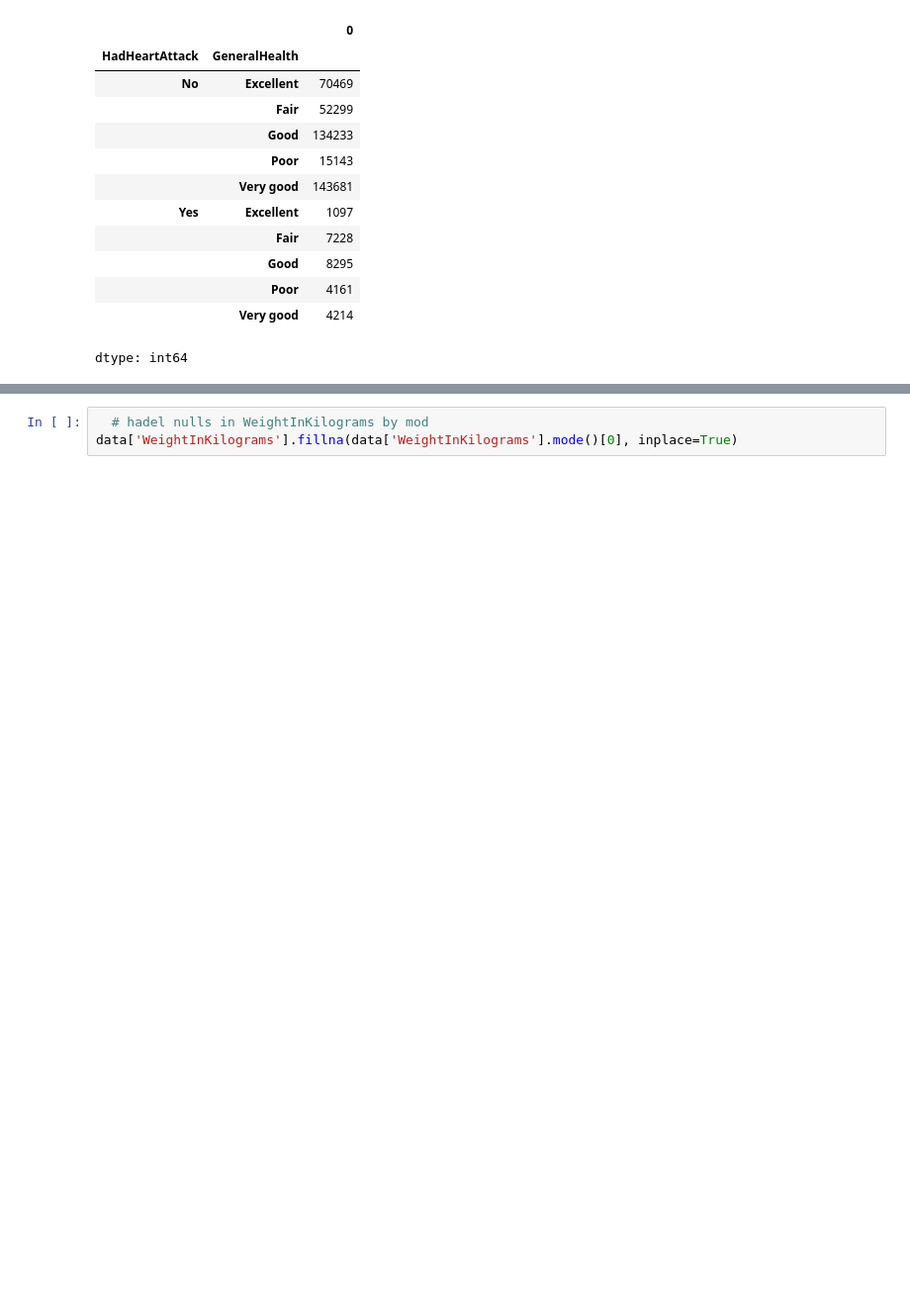
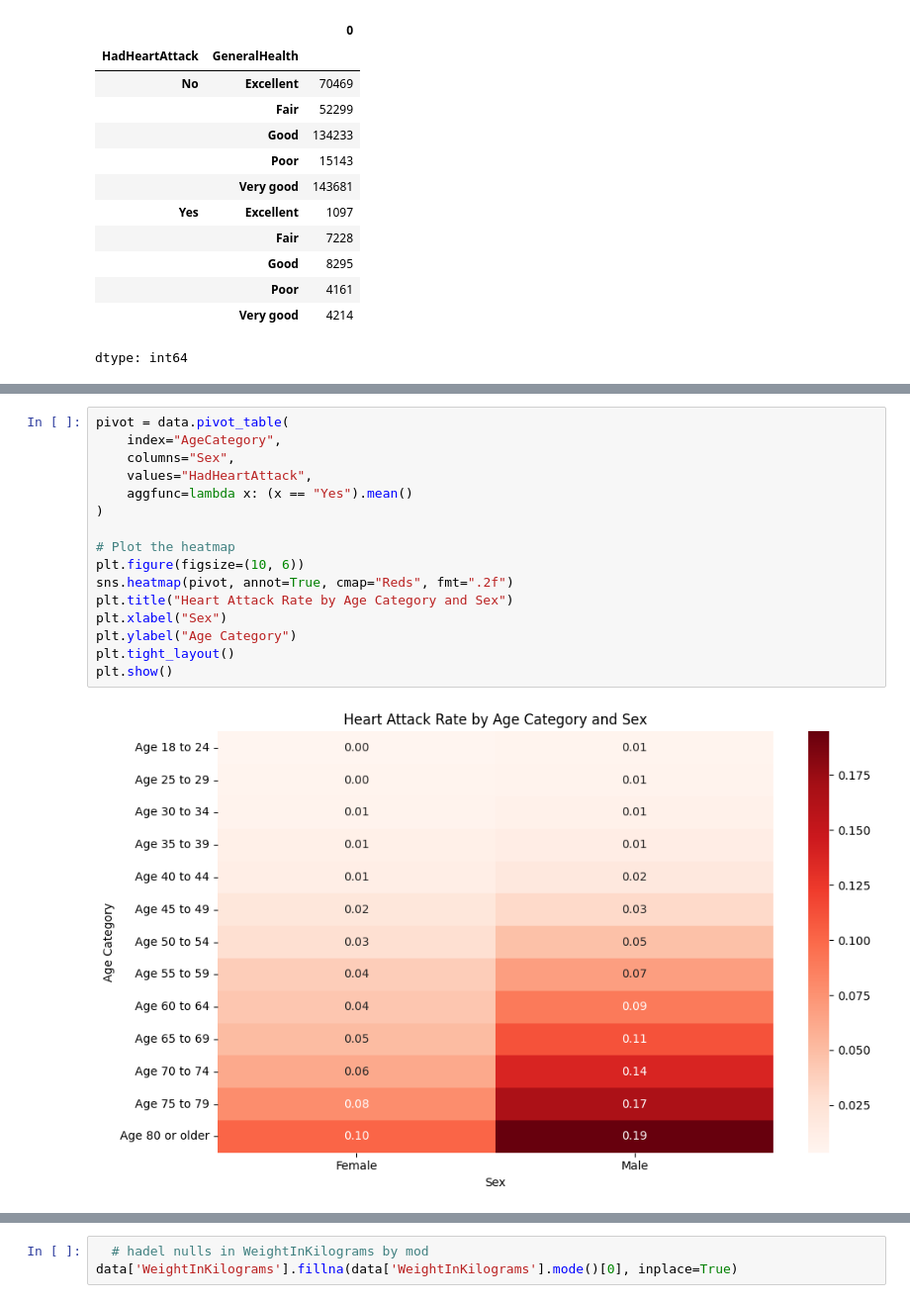
Before and after one commit to am-galal/healthcare-predictive-analytical-application-for-heart-diseases, a Jupyter notebook: Graduation_project.ipynb, the cells around one changed output, grey strips where cells are left out. Shown: that part at 99% size. Saved outputs shown, nothing was run; the diff lists cells and outputs as text; blank space fills up the shorter version.

```diff
--- a/Graduation_project.ipynb
+++ b/Graduation_project.ipynb
@@ -140,0 +162,18 @@ dtype: int64
+# %%
+pivot = data.pivot_table(
+    index="AgeCategory",
+    columns="Sex",
+    values="HadHeartAttack",
+    aggfunc=lambda x: (x == "Yes").mean()
+)
+
+# Plot the heatmap
+plt.figure(figsize=(10, 6))
+sns.heatmap(pivot, annot=True, cmap="Reds", fmt=".2f")
+plt.title("Heart Attack Rate by Age Category and Sex")
+plt.xlabel("Sex")
+plt.ylabel("Age Category")
+plt.tight_layout()
+plt.show()
+# %% [output]
+[figure, added]
```
Also changed, not shown: parts of 14 cells of this notebook.
